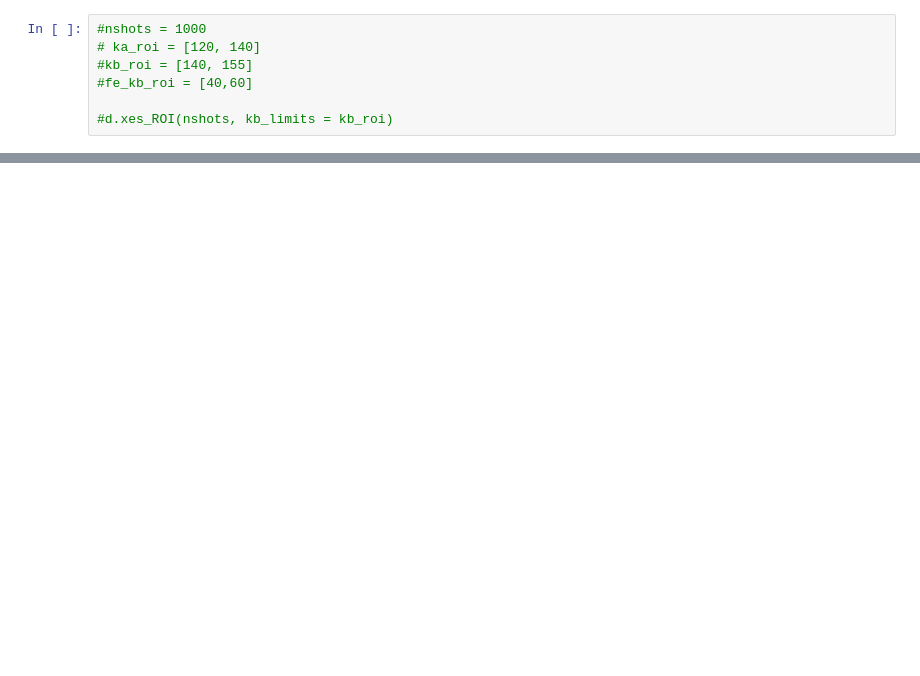
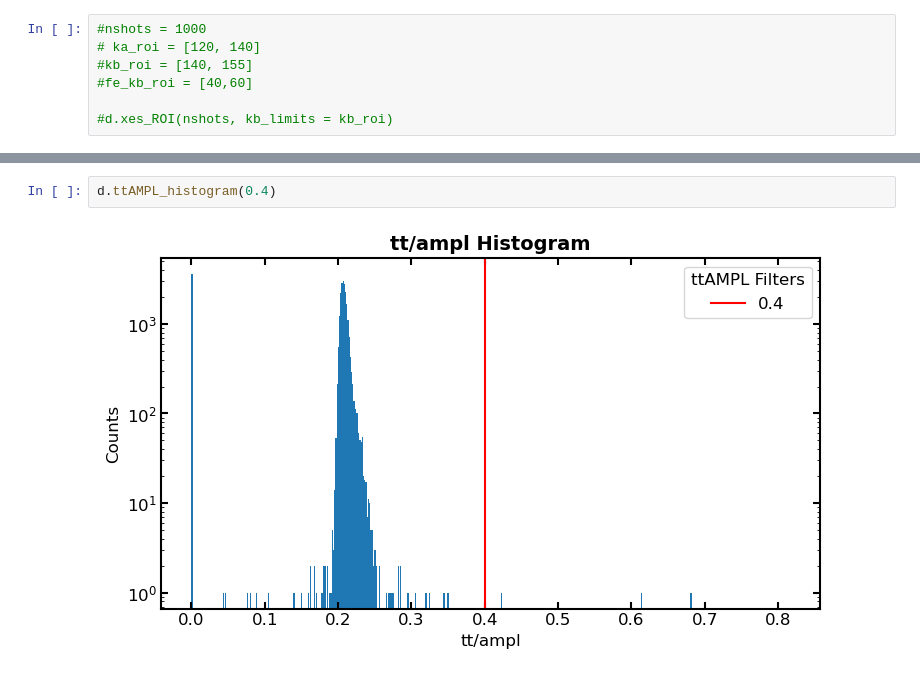
Before and after one commit to lg345/XSpect, a Jupyter notebook: diagnostics_test.ipynb, the cells around one changed output, grey strips where cells are left out. Drawn from its saved outputs; the diff is of its cells as text; blank space fills up the shorter version.

```diff
--- a/diagnostics_test.ipynb
+++ b/diagnostics_test.ipynb
@@ -202,0 +351,4 @@ d.xas_ROI(nshots, horiz_limits = h_lims, vert_limits = v_lims)
+# %%
+d.ttAMPL_histogram(0.4)
+# %% [output]
+[figure, added]
```
Also changed, not shown: parts of 27 cells of this notebook, 2 other files.
